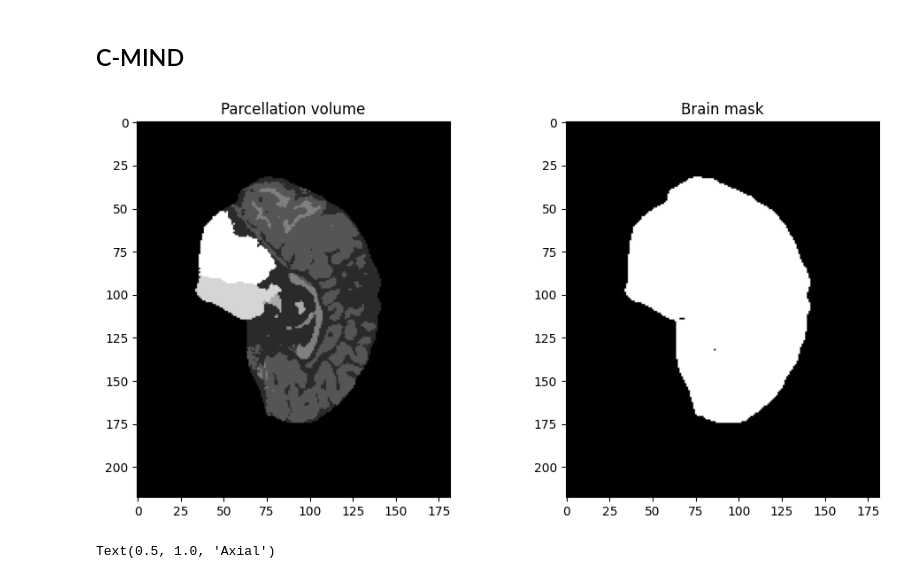
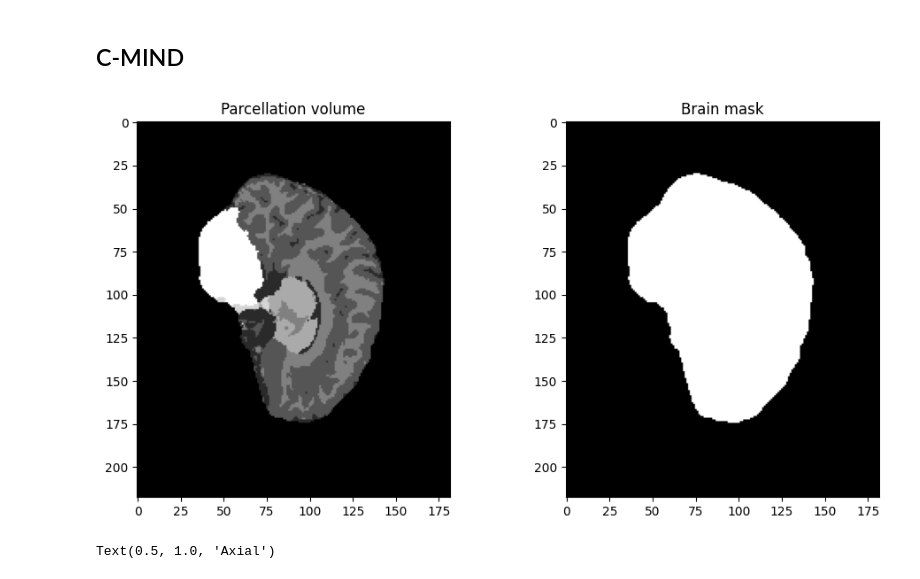
Before and after one commit to bendico765/mri-brain, a Jupyter notebook: notebooks/Dataset exploration.ipynb, the cells around one changed output. Cells and saved outputs as stored; diff of their text form; code cells hidden in the pictures.

```diff
--- a/notebooks/Dataset exploration.ipynb
+++ b/notebooks/Dataset exploration.ipynb
@@ -179,15 +179,16 @@ nib_brain_mask = nib.load(f"{DBB_DATASET_FOLDER}/{brain_mask_filepath}")
 # %%
 fig, axs = plt.subplots(1, 2, figsize=(10,5))
 
-axs[0].imshow(nib_segmentation.get_fdata()[91, :, :], cmap=plt.cm.gray)
+i = 100
+axs[0].imshow(nib_segmentation.get_fdata()[i, :, :], cmap=plt.cm.gray)
 axs[0].set_title("Parcellation volume")
 
-axs[1].imshow(nib_brain_mask.get_fdata()[91, :, :], cmap=plt.cm.gray)
+axs[1].imshow(nib_brain_mask.get_fdata()[i, :, :], cmap=plt.cm.gray)
 axs[1].set_title("Brain mask")
 
 plt.tight_layout()
 # %% [output]
-[figure, old version]
+[figure, new version]
 # %%
 fig, axs = plt.subplots(1, 3, figsize=(10, 10))
 
```
